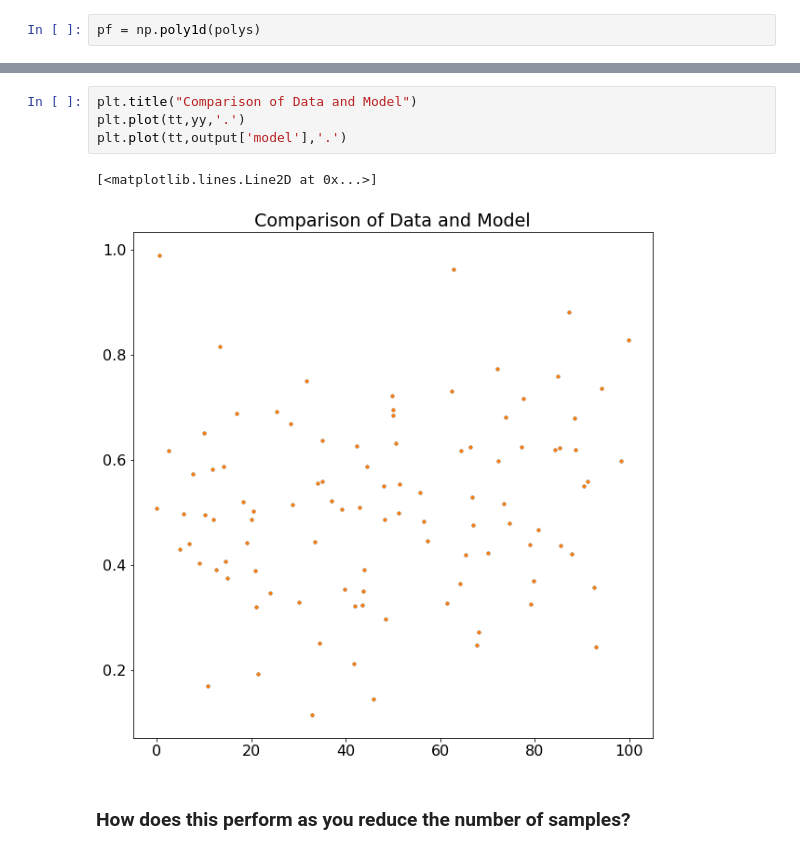
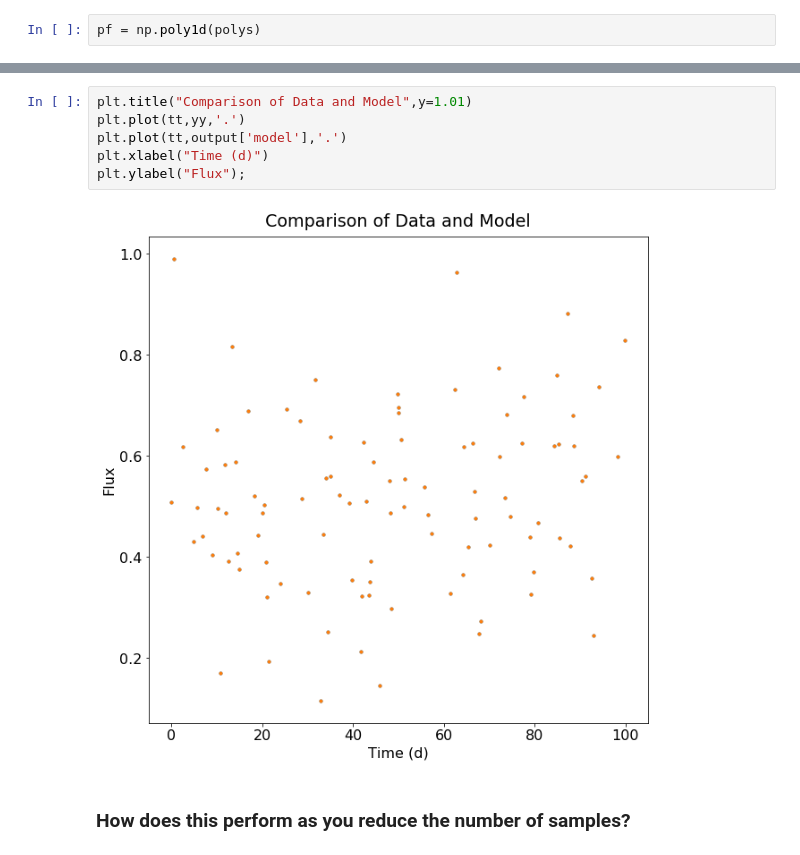
Before and after one commit to benjaminpope/manhattan, a Jupyter notebook: notebooks/basis_pursuit.ipynb, the cells around one changed output, grey strips where cells are left out. Drawn from its saved outputs; the diff is of its cells as text.

```diff
--- a/notebooks/basis_pursuit.ipynb
+++ b/notebooks/basis_pursuit.ipynb
@@ -108,10 +110,11 @@ plt.legend()
 # %%
-plt.title("Comparison of Data and Model")
+plt.title("Comparison of Data and Model",y=1.01)
 plt.plot(tt,yy,'.')
 plt.plot(tt,output['model'],'.')
+plt.xlabel("Time (d)")
+plt.ylabel("Flux");
 # %% [output]
-[<matplotlib.lines.Line2D at 0x...>]
-[figure, old version]
+[figure, new version]
 # %% [markdown]
 ### How does this perform as you reduce the number of samples?
 # %%
```
Also changed, not shown: parts of 5 cells of this notebook.
